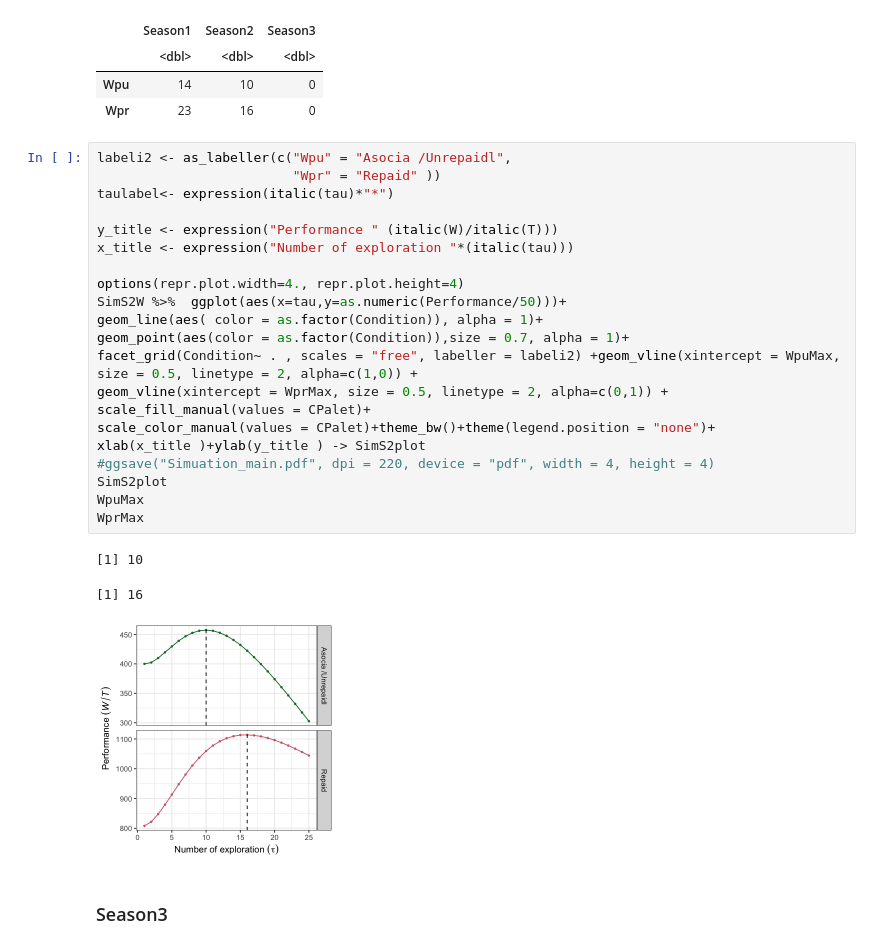
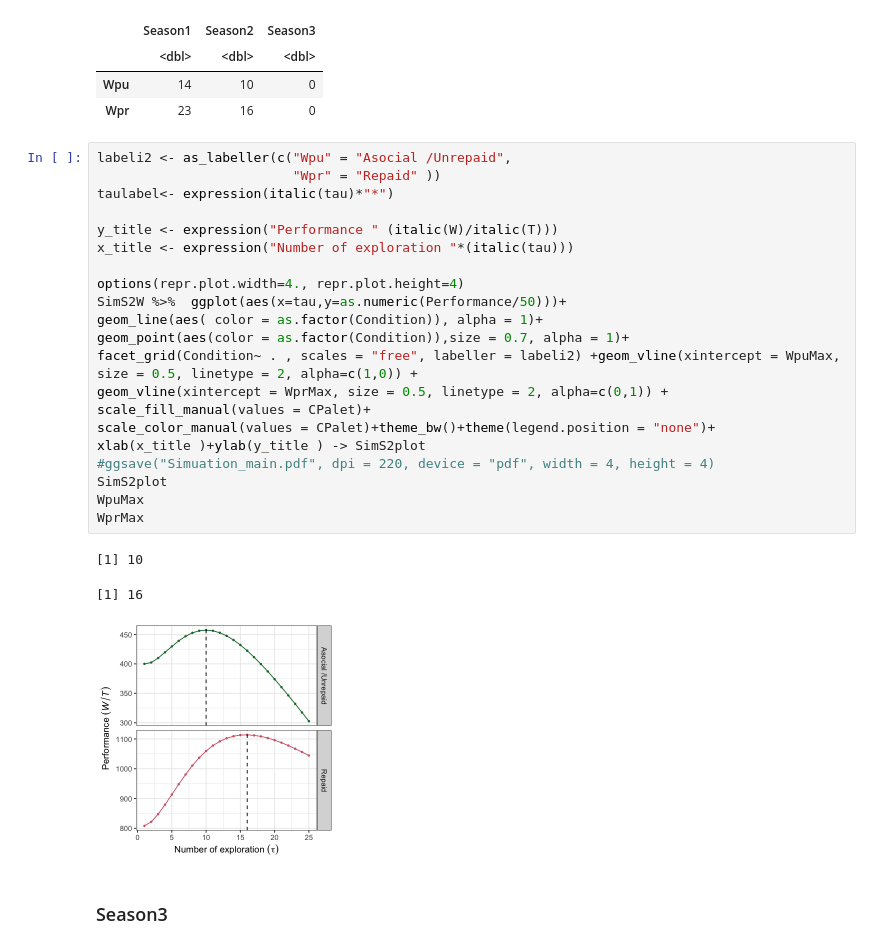
Before and after one commit to YNakawake/intergen_tradeoff, a Jupyter notebook: simulation/Simulation Graph.ipynb, the cells around one changed output. Saved outputs shown, nothing was run; the diff lists cells and outputs as text.

```diff
--- a/simulation/Simulation Graph.ipynb
+++ b/simulation/Simulation Graph.ipynb
@@ -322,30 +327,30 @@ A data.frame: 2 × 3
 | Wpu | 14 | 10 | 0 |
 | Wpr | 23 | 16 | 0 |
 # %%
-labeli2 <- as_labeller(c("Wpu" = "Asocia /Unrepaidl",
+labeli2 <- as_labeller(c("Wpu" = "Asocial /Unrepaid",
                          "Wpr" = "Repaid" ))
 taulabel<- expression(italic(tau)*"*")
 
 y_title <- expression("Performance " (italic(W)/italic(T)))
 x_title <- expression("Number of exploration "*(italic(tau)))
 
 options(repr.plot.width=4., repr.plot.height=4)
 SimS2W %>%  ggplot(aes(x=tau,y=as.numeric(Performance/50)))+
 geom_line(aes( color = as.factor(Condition)), alpha = 1)+
 geom_point(aes(color = as.factor(Condition)),size = 0.7, alpha = 1)+
 facet_grid(Condition~ . , scales = "free", labeller = labeli2) +geom_vline(xintercept = WpuMax, size = 0.5, linetype = 2, alpha=c(1,0)) +
 geom_vline(xintercept = WprMax, size = 0.5, linetype = 2, alpha=c(0,1)) +
 scale_fill_manual(values = CPalet)+
 scale_color_manual(values = CPalet)+theme_bw()+theme(legend.position = "none")+
 xlab(x_title )+ylab(y_title ) -> SimS2plot
 #ggsave("Simuation_main.pdf", dpi = 220, device = "pdf", width = 4, height = 4)
 SimS2plot
 WpuMax
 WprMax
 # %% [output]
 [1] 10
 [1] 16
-[figure, old version]
+[figure, new version]
 # %% [markdown]
 ### Season3
 # %%
```
Also changed, not shown: parts of 9 cells of this notebook, 1 other file.
